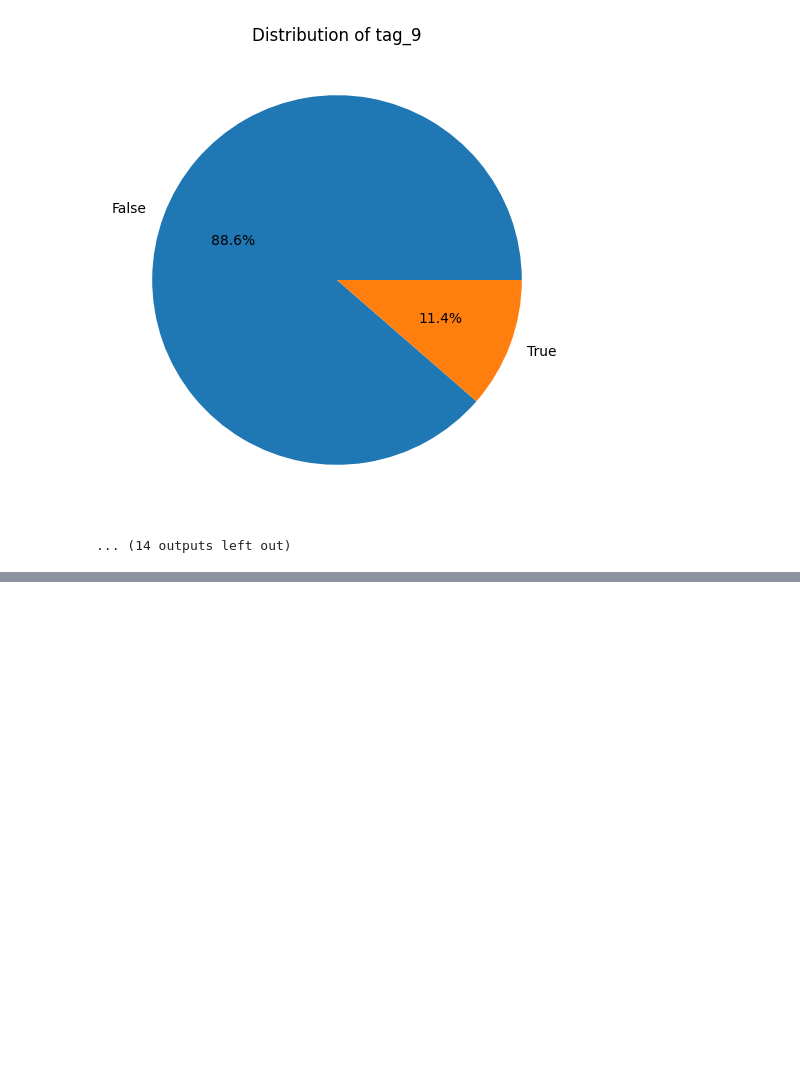
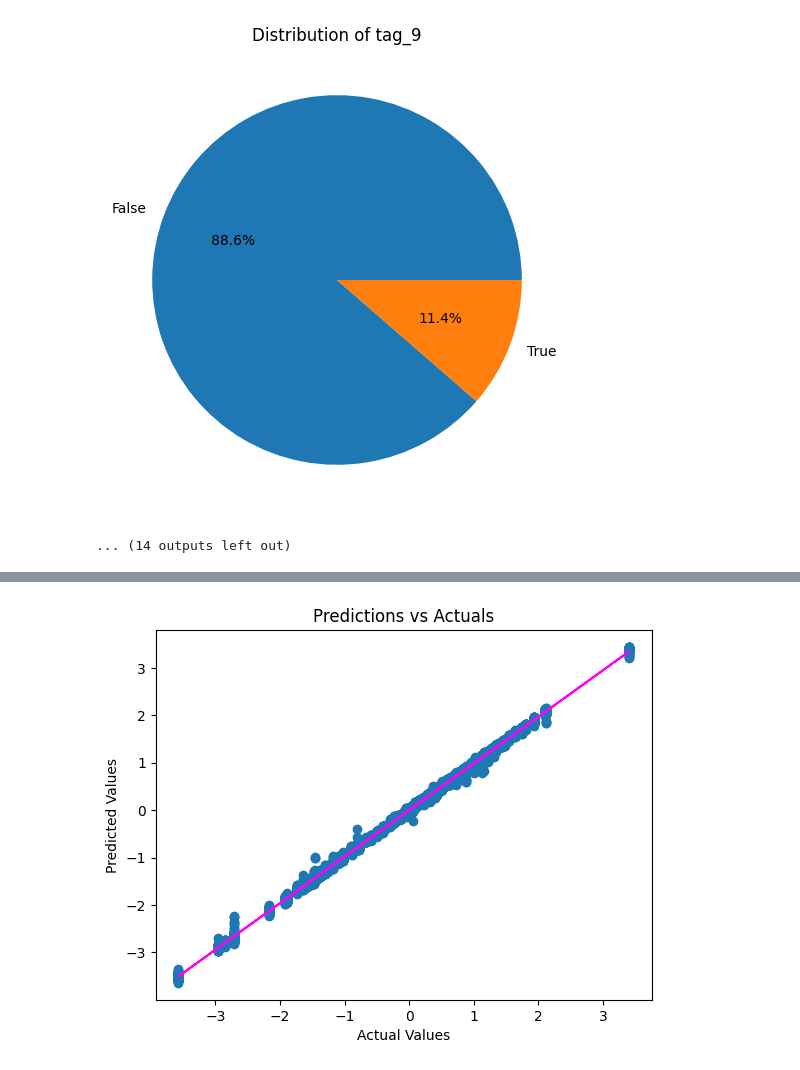
Before and after one commit to fkaan/real_time_market_forecast, a Jupyter notebook: eda+lgbm_pipeline.ipynb, the cells around one changed output, grey strips where cells are left out. Cells and saved outputs as stored; diff of their text form; code cells hidden in the pictures; blank space fills up the shorter version.

Commit message:
Kaggle Notebook | Jane Street EDA + LGBM Pipeline | Version 5

```diff
--- a/eda+lgbm_pipeline.ipynb
+++ b/eda+lgbm_pipeline.ipynb
@@ -134,0 +217,3 @@ max    78.000000
+# %%
+X_train_transformed = pipeline.named_steps['preprocessor'].fit_transform(X_train)
+X_test_transformed = pipeline.named_steps['preprocessor'].transform(X_test)
@@ -134,0 +222,7 @@ max    78.000000
+# %%
+model = LGBMRegressor(**params, n_estimators=1000)
+model.fit(
+    X_train_transformed, y_train,
+    eval_set=[(X_test_transformed, y_test)],
+    eval_metric='rmse',
+)
@@ -134,0 +255,2 @@ max    78.000000
+# %%
+pipeline.named_steps['model'] = model
@@ -134,0 +259,8 @@ max    78.000000
+# %%
+pipeline.named_steps['model'].fit(X_train_transformed, y_train)
+predictions = pipeline.named_steps['model'].predict(X_test_transformed)
+mse = mean_squared_error(y_test, predictions)
+rmse = np.sqrt(mse)
+r2 = r2_score(y_test, predictions)
+
+print(f"MSE: {mse}\nRMSE: {rmse}\nR2 Score: {r2}")
@@ -134,0 +285,12 @@ max    78.000000
+# %%
+# Plot Predictions
+plt.scatter(y_test, predictions)
+plt.xlabel('Actual Values')
+plt.ylabel('Predicted Values')
+plt.title('Predictions vs Actuals')
+z = np.polyfit(y_test, predictions, 1)
+p = np.poly1d(z)
+plt.plot(y_test, p(y_test), color='magenta')
+plt.show()
+# %% [output]
+[figure, added]
```
Also changed, not shown: parts of 22 cells of this notebook.
